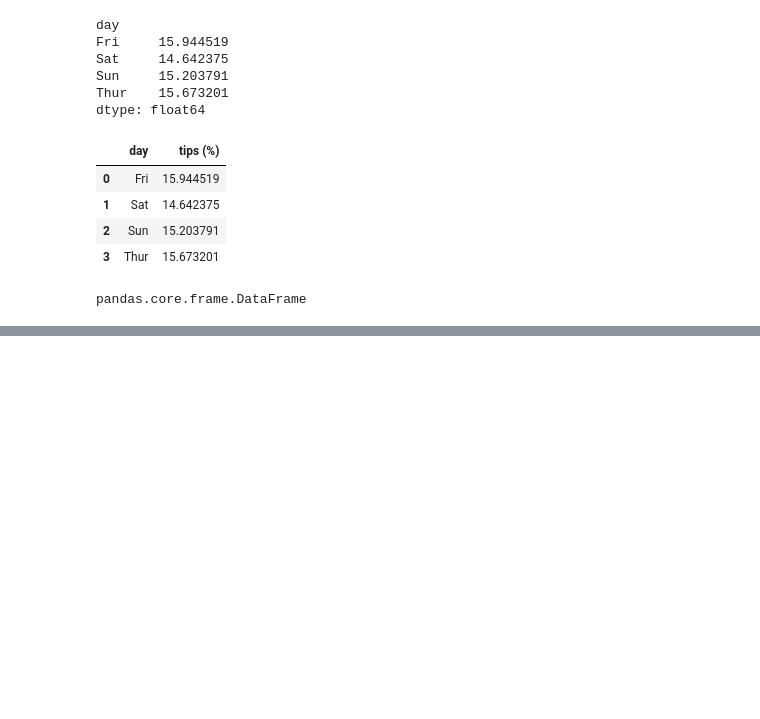
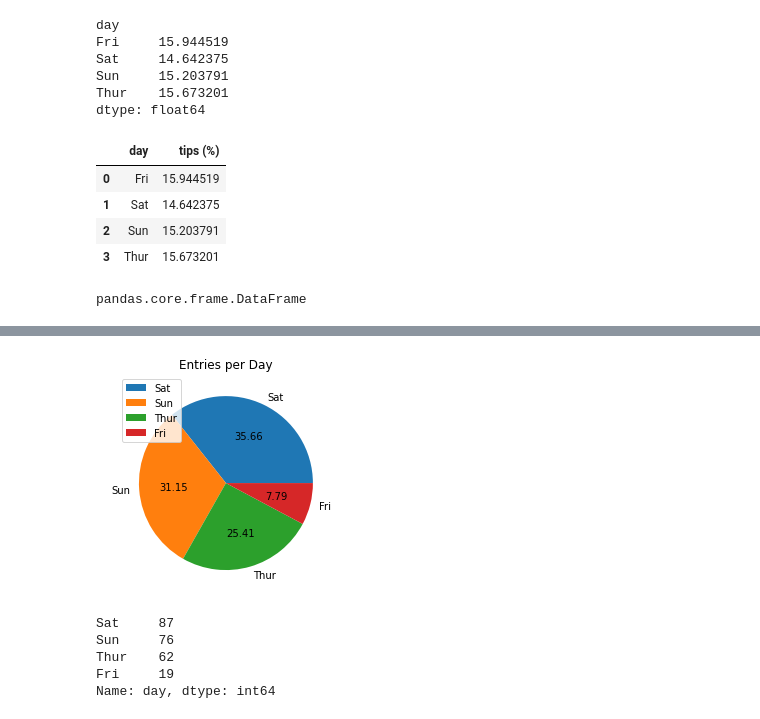
Before and after one commit to catstacks/TDADSBootcamp, a Jupyter notebook: IntroPandas.ipynb, the cells around one changed output, grey strips where cells are left out. Cells and saved outputs as stored; diff of their text form; code cells hidden in the pictures; blank space fills up the shorter version.

```diff
--- a/IntroPandas.ipynb
+++ b/IntroPandas.ipynb
@@ -129,0 +130,3 @@ tipdaypercentage.plot(kind='bar', x='day', y='tips (%)', ax = ax, color='purple'
+# %%
+day_count = pd.DataFrame(tipsData['day'].value_counts()).reset_index()
+day_count.columns = ['day', 'count']
@@ -129,0 +141,16 @@ tipdaypercentage.plot(kind='bar', x='day', y='tips (%)', ax = ax, color='purple'
+# %%
+fig, ax = plt.subplots()
+day_count.plot(kind='pie', y='count',labels=day_count['day'], ax=ax, autopct='%1.2f')
+ax.set_title('Entries per Day')
+ax.legend(loc='upper left')
+ax.yaxis.label.set_color('white')
+# %% [output]
+[figure, added]
+# %%
+tipsData['day'].value_counts()
+# %% [output]
+Sat     87
+Sun     76
+Thur    62
+Fri     19
+Name: day, dtype: int64
```
Also changed, not shown: parts of 3 cells of this notebook.
